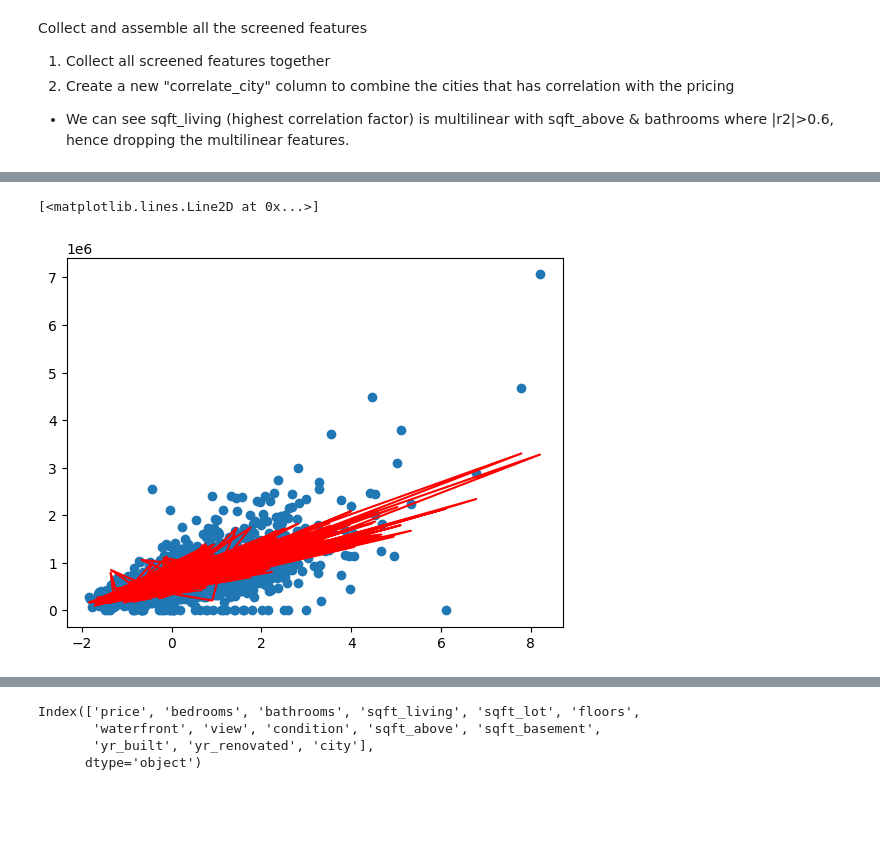
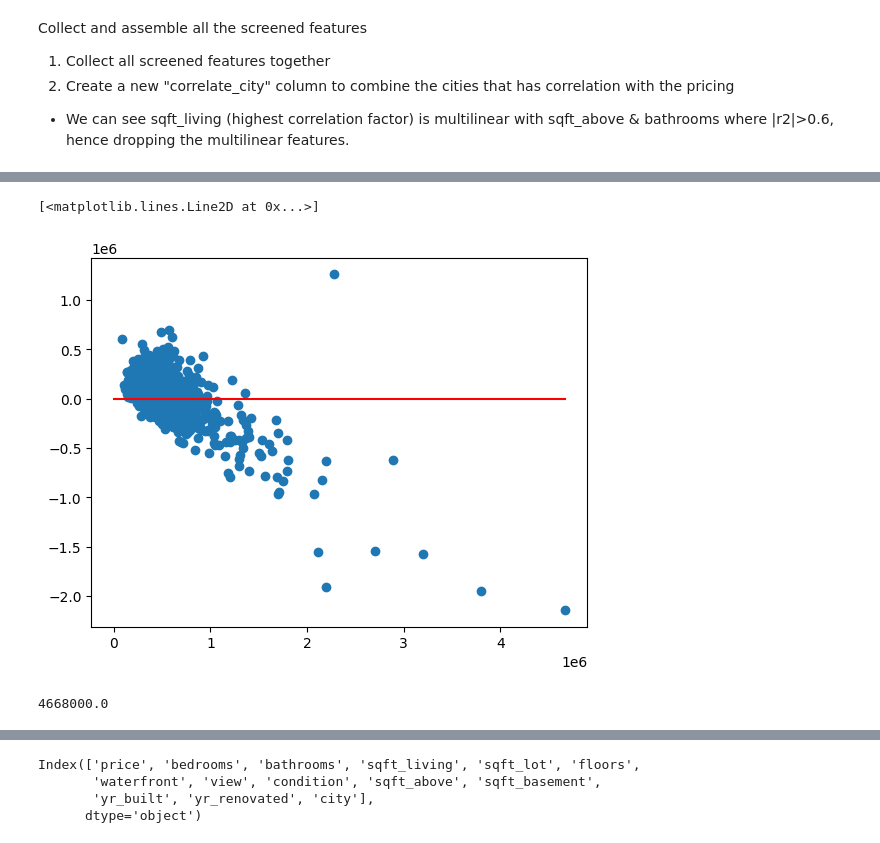
Before and after one commit to kanghinlee/Data_Portfolio, a Jupyter notebook: 03_Machine_Learning/03_Linear_Regression/03_House_Price_prediction/script.ipynb, the cells around one changed output, grey strips where cells are left out. Cells and saved outputs as stored; diff of their text form; code cells hidden in the pictures; blank space fills up the shorter version.

```diff
--- a/03_Machine_Learning/03_Linear_Regression/03_House_Price_prediction/script.ipynb
+++ b/03_Machine_Learning/03_Linear_Regression/03_House_Price_prediction/script.ipynb
@@ -245,12 +278,20 @@ corr_sort.style.background_gradient(cmap='coolwarm')
 # %%
 from sklearn.model_selection import train_test_split
 from sklearn.linear_model import LinearRegression
+from sklearn.metrics import r2_score
+from sklearn.preprocessing import StandardScaler
 
-df = X_scaled.copy()
-X = df.copy()
 
-X.drop("price", axis = 1, inplace = True)
-y = df["price"].copy()
+scaler = StandardScaler()
+
+# scale_df = scaler.fit_transform(clean_df)
+
+# 'sqft_living','sqft_above','bathrooms','view','sqft_basement','bedrooms','floors', 'waterfront', 'sqft_lot','correlate_city'
+# Applying Standarisation to
+scaled_df = scaler.fit_transform(df)
+
+X = df[['sqft_living']]
+y = df["price"]
 
 # Split Model into Train, Test
 X_train, X_test, y_train, y_test = train_test_split(X, y, test_size = 0.2, random_state = 42)
@@ -258,5 +299,10 @@ X_train, X_test, y_train, y_test = train_test_split(X, y, test_size = 0.2, rando
 lm = LinearRegression()
 
 lm.fit(X_train, y_train)
-lm.score(X_test, y_test)
+
+pred = lm.predict(X_test)
+# predictions.reset_index(names = "price")
+# lm.score(X_test, y_test)
+
+r2_score(y_test,pred)
 # %% [output]
@@ -264,11 +310,20 @@ lm.score(X_test, y_test)
-# %%
-import seaborn as sns
-import matplotlib.pyplot as plt
-# Scatter Plot between x (length) vs y (width)
-y_pre_train1 = lm.predict(X_train)
-
-plt.scatter(X_train["sqft_living"],y_train)
-plt.plot(X_train["sqft_living"],y_pre_train1, color = 'red')
-# %% [output]
-[<matplotlib.lines.Line2D at 0x...>]
-[figure, removed]
+# %%
+output = pd.DataFrame({"actual_price":y_test, 'predicted_price':pred})
+output["error"] = output["predicted_price"] - output["actual_price"]
+
+plt.scatter(output["actual_price"], output["error"])
+
+plt.plot([0, max(output["actual_price"])],[0,0 ], color = "red")
+
+# plt.scatter(pred,y_test)
+# plt.plot([0, max(output["actual_price"])],[0, max(output["actual_price"])], color = "red")
+# plt.title('Prediction vs Actual Test data, (Red line is 1)')
+# plt.xlabel("prediction (Dependent Variable)")
+# plt.ylabel("actual")
+# %% [output]
+[<matplotlib.lines.Line2D at 0x...>]
+[figure, added]
+# %%
+max(output["actual_price"])
+# %% [output]
+4668000.0
```
Also changed, not shown: parts of 14 cells of this notebook.
